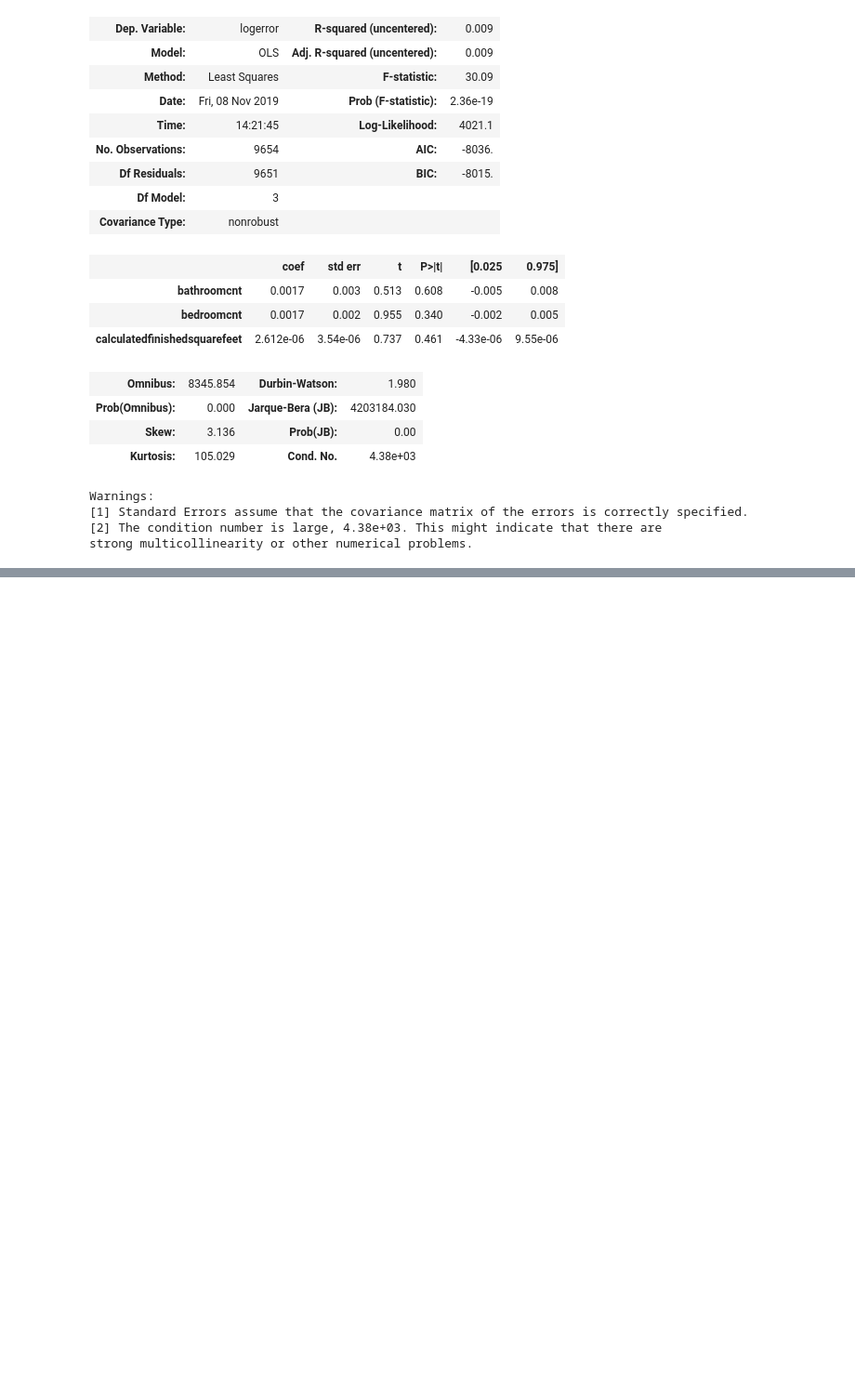
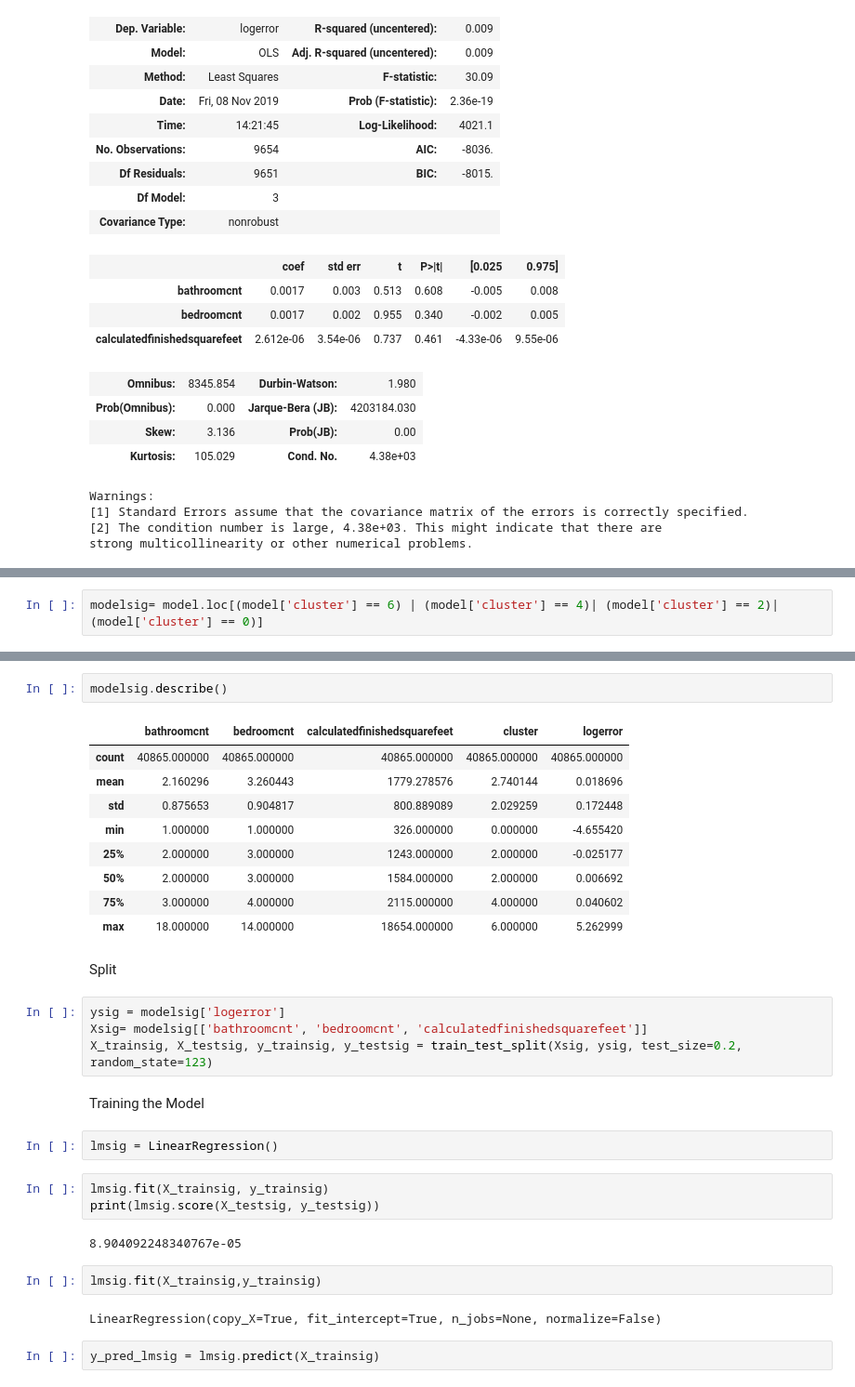
Before and after one commit to BayesEliaSantos/Bayes_P04_Zillow, a Jupyter notebook: Modeling Within the Clusters.ipynb, the cells around one changed output, grey strips where cells are left out. Shown at 93% size. Saved outputs shown, nothing was run; the diff lists cells and outputs as text; blank space fills up the shorter version.

Commit message:
LR on all sig clusters

```diff
--- a/Modeling Within the Clusters.ipynb
+++ b/Modeling Within the Clusters.ipynb
@@ -882,0 +897,2 @@ strong multicollinearity or other numerical problems.
+# %%
+modelsig= model.loc[(model['cluster'] == 6) | (model['cluster'] == 4)| (model['cluster'] == 2)| (model['cluster'] == 0)]
@@ -882,0 +909,33 @@ strong multicollinearity or other numerical problems.
+# %%
+modelsig.describe()
+# %% [output]
+|  | bathroomcnt | bedroomcnt | calculatedfinishedsquarefeet | cluster | logerror |
+| count | 40865.000000 | 40865.000000 | 40865.000000 | 40865.000000 | 40865.000000 |
+| mean | 2.160296 | 3.260443 | 1779.278576 | 2.740144 | 0.018696 |
+| std | 0.875653 | 0.904817 | 800.889089 | 2.029259 | 0.172448 |
+| min | 1.000000 | 1.000000 | 326.000000 | 0.000000 | -4.655420 |
+| 25% | 2.000000 | 3.000000 | 1243.000000 | 2.000000 | -0.025177 |
+| 50% | 2.000000 | 3.000000 | 1584.000000 | 2.000000 | 0.006692 |
+| 75% | 3.000000 | 4.000000 | 2115.000000 | 4.000000 | 0.040602 |
+| max | 18.000000 | 14.000000 | 18654.000000 | 6.000000 | 5.262999 |
+# %% [markdown]
+Split
+# %%
+ysig = modelsig['logerror']
+Xsig= modelsig[['bathroomcnt', 'bedroomcnt', 'calculatedfinishedsquarefeet']]
+X_trainsig, X_testsig, y_trainsig, y_testsig = train_test_split(Xsig, ysig, test_size=0.2, random_state=123)
+# %% [markdown]
+Training the Model
+# %%
+lmsig = LinearRegression()
+# %%
+lmsig.fit(X_trainsig, y_trainsig)
+print(lmsig.score(X_testsig, y_testsig))
+# %% [output]
+8.904092248340767e-05
+# %%
+lmsig.fit(X_trainsig,y_trainsig)
+# %% [output]
+LinearRegression(copy_X=True, fit_intercept=True, n_jobs=None, normalize=False)
+# %%
+y_pred_lmsig = lmsig.predict(X_trainsig)
```
Also changed, not shown: parts of 6 cells of this notebook.
